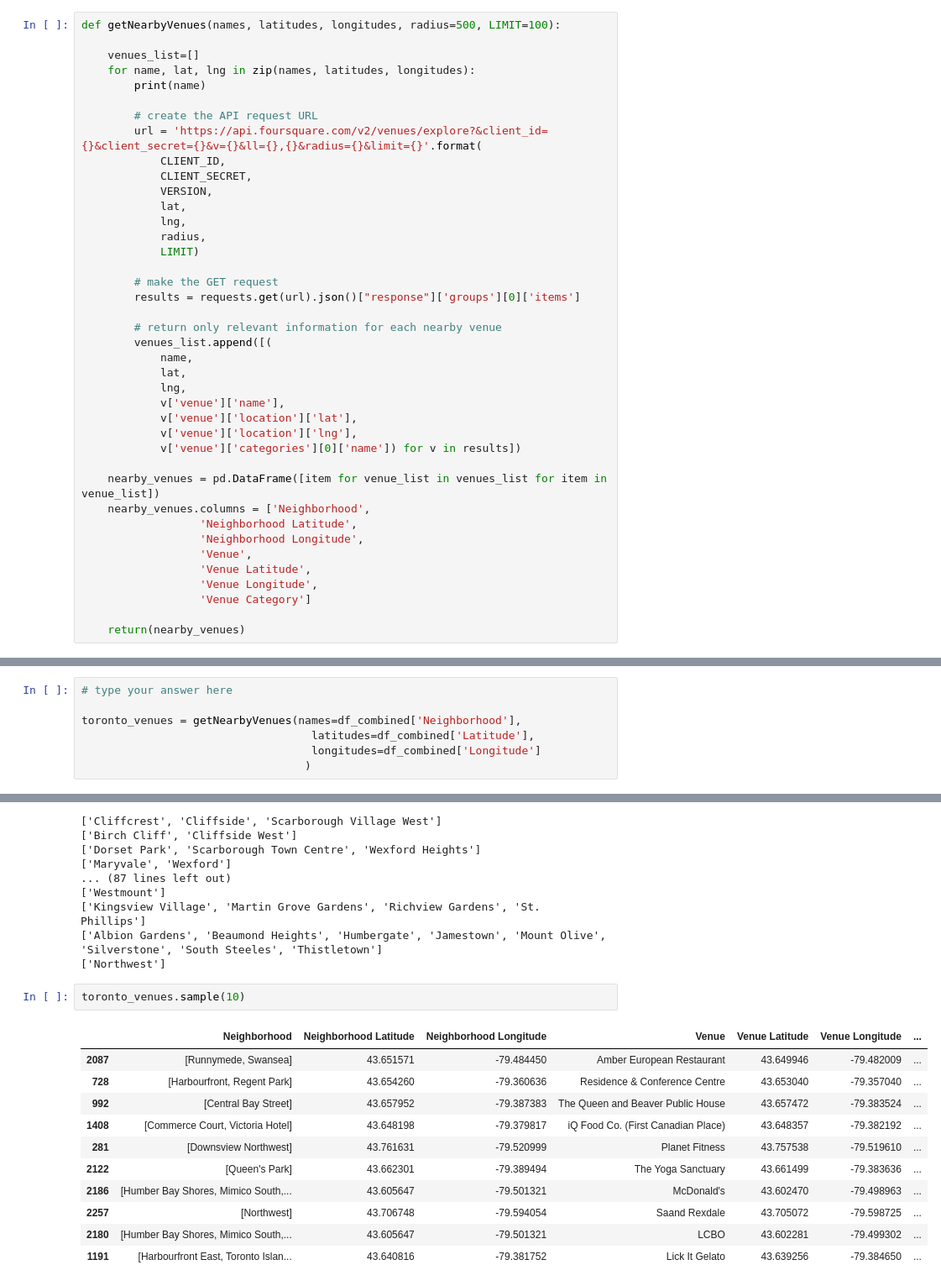
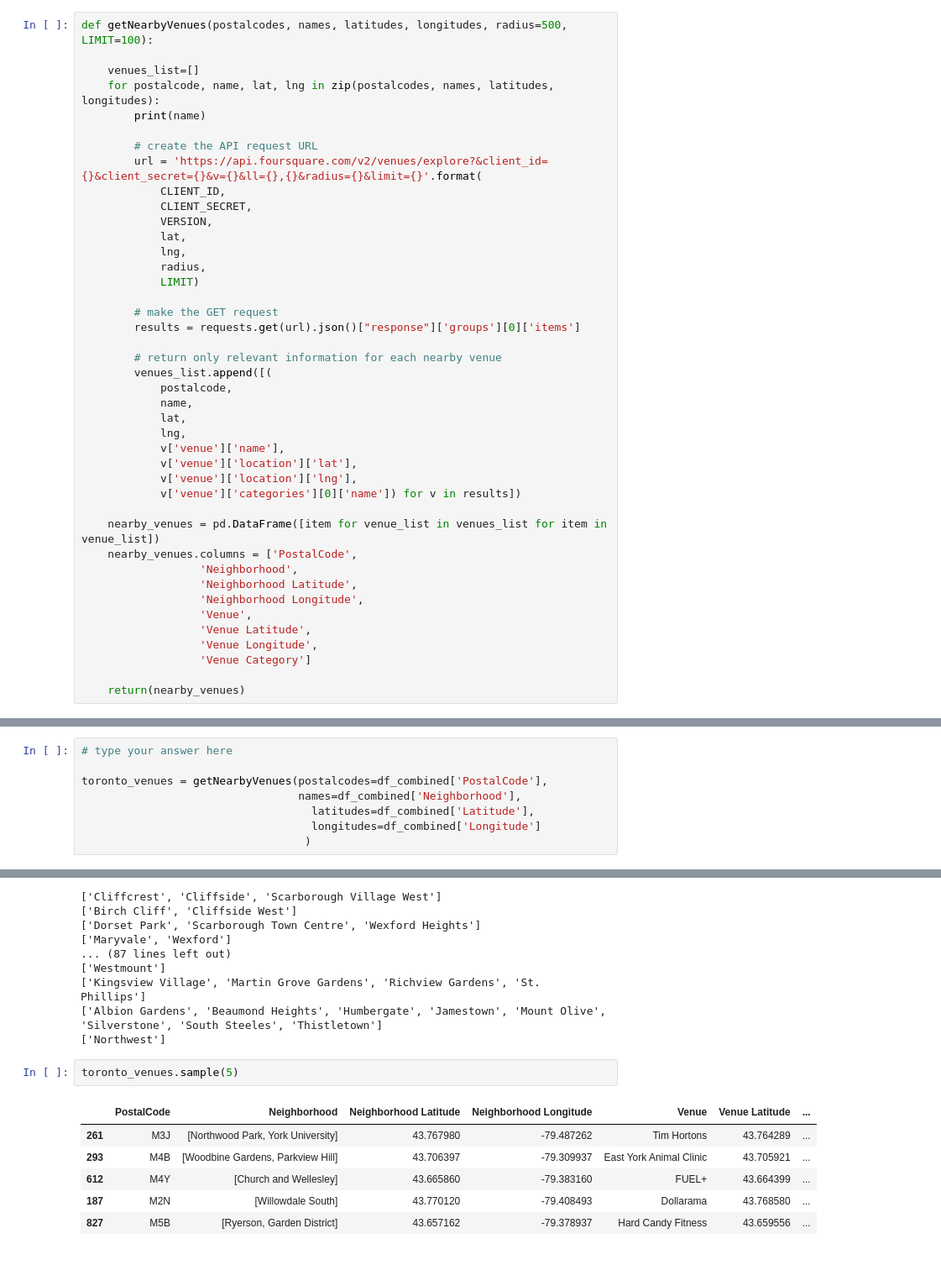
Before and after one commit to jboyce95/Coursera_Capstone_Wk3_Toronto, a Jupyter notebook: Coursera_Capstone_Toronto_SEND_p3.ipynb, the cells around one changed output, grey strips where cells are left out. Shown at 84% size. Cells and saved outputs as stored; diff of their text form; blank space fills up the shorter version.

Commit message:
quick upload from cognitive ai site
updated code adding postal code to df

```diff
--- a/Coursera_Capstone_Toronto_SEND_p3.ipynb
+++ b/Coursera_Capstone_Toronto_SEND_p3.ipynb
@@ -231,10 +231,10 @@ Your credentails:
 CLIENT_ID: HBIWSY1J1OXYRJV3GRFGMHIKD25MSPBZJSDBWVVQBEWM1YGB
 CLIENT_SECRET:UBNOMB4NFKZWJU21DBEDHRHPFZEFNSPMK0RT2YFOV4DDN4BL
 # %%
-def getNearbyVenues(names, latitudes, longitudes, radius=500, LIMIT=100):
+def getNearbyVenues(postalcodes, names, latitudes, longitudes, radius=500, LIMIT=100):
 
     venues_list=[]
-    for name, lat, lng in zip(names, latitudes, longitudes):
+    for postalcode, name, lat, lng in zip(postalcodes, names, latitudes, longitudes):
         print(name)
 
         # create the API request URL
@@ -252,6 +252,7 @@ def getNearbyVenues(names, latitudes, longitudes, radius=500, LIMIT=100):
 
         # return only relevant information for each nearby venue
         venues_list.append([(
+            postalcode,
             name,
             lat,
             lng,
@@ -261,7 +262,8 @@ def getNearbyVenues(names, latitudes, longitudes, radius=500, LIMIT=100):
             v['venue']['categories'][0]['name']) for v in results])
 
     nearby_venues = pd.DataFrame([item for venue_list in venues_list for item in venue_list])
-    nearby_venues.columns = ['Neighborhood',
+    nearby_venues.columns = ['PostalCode',
+                  'Neighborhood',
                   'Neighborhood Latitude',
                   'Neighborhood Longitude',
                   'Venue',
@@ -275,7 +277,8 @@ def getNearbyVenues(names, latitudes, longitudes, radius=500, LIMIT=100):
 # %%
 # type your answer here
 
-toronto_venues = getNearbyVenues(names=df_combined['Neighborhood'],
+toronto_venues = getNearbyVenues(postalcodes=df_combined['PostalCode'],
+                                 names=df_combined['Neighborhood'],
                                    latitudes=df_combined['Latitude'],
                                    longitudes=df_combined['Longitude']
                                   )
@@ -298,16 +301,11 @@ toronto_venues = getNearbyVenues(names=df_combined['Neighborhood'],
 ['Albion Gardens', 'Beaumond Heights', 'Humbergate', 'Jamestown', 'Mount Olive', 'Silverstone', 'South Steeles', 'Thistletown']
 ['Northwest']
 # %%
-toronto_venues.sample(10)
+toronto_venues.sample(5)
 # %% [output]
-|  | Neighborhood | Neighborhood Latitude | Neighborhood Longitude | Venue | Venue Latitude | Venue Longitude | ... |
-| 2087 | [Runnymede, Swansea] | 43.651571 | -79.484450 | Amber European Restaurant | 43.649946 | -79.482009 | ... |
-| 728 | [Harbourfront, Regent Park] | 43.654260 | -79.360636 | Residence & Conference Centre | 43.653040 | -79.357040 | ... |
-| 992 | [Central Bay Street] | 43.657952 | -79.387383 | The Queen and Beaver Public House | 43.657472 | -79.383524 | ... |
-| 1408 | [Commerce Court, Victoria Hotel] | 43.648198 | -79.379817 | iQ Food Co. (First Canadian Place) | 43.648357 | -79.382192 | ... |
-| 281 | [Downsview Northwest] | 43.761631 | -79.520999 | Planet Fitness | 43.757538 | -79.519610 | ... |
-| 2122 | [Queen's Park] | 43.662301 | -79.389494 | The Yoga Sanctuary | 43.661499 | -79.383636 | ... |
-| 2186 | [Humber Bay Shores, Mimico South,... | 43.605647 | -79.501321 | McDonald's | 43.602470 | -79.498963 | ... |
-| 2257 | [Northwest] | 43.706748 | -79.594054 | Saand Rexdale | 43.705072 | -79.598725 | ... |
-| 2180 | [Humber Bay Shores, Mimico South,... | 43.605647 | -79.501321 | LCBO | 43.602281 | -79.499302 | ... |
-| 1191 | [Harbourfront East, Toronto Islan... | 43.640816 | -79.381752 | Lick It Gelato | 43.639256 | -79.384650 | ... |
+|  | PostalCode | Neighborhood | Neighborhood Latitude | Neighborhood Longitude | Venue | Venue Latitude | ... |
+| 261 | M3J | [Northwood Park, York University] | 43.767980 | -79.487262 | Tim Hortons | 43.764289 | ... |
+| 293 | M4B | [Woodbine Gardens, Parkview Hill] | 43.706397 | -79.309937 | East York Animal Clinic | 43.705921 | ... |
+| 612 | M4Y | [Church and Wellesley] | 43.665860 | -79.383160 | FUEL+ | 43.664399 | ... |
+| 187 | M2N | [Willowdale South] | 43.770120 | -79.408493 | Dollarama | 43.768580 | ... |
+| 827 | M5B | [Ryerson, Garden District] | 43.657162 | -79.378937 | Hard Candy Fitness | 43.659556 | ... |
```
Also changed, not shown: parts of 2 cells of this notebook.
